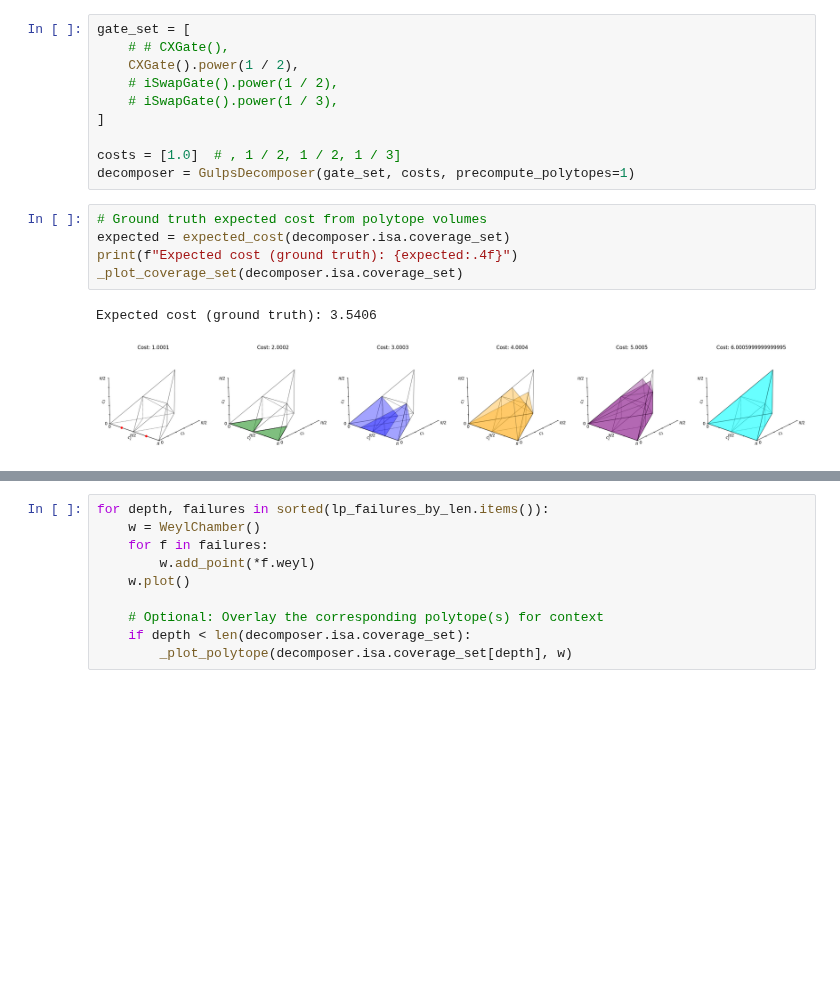
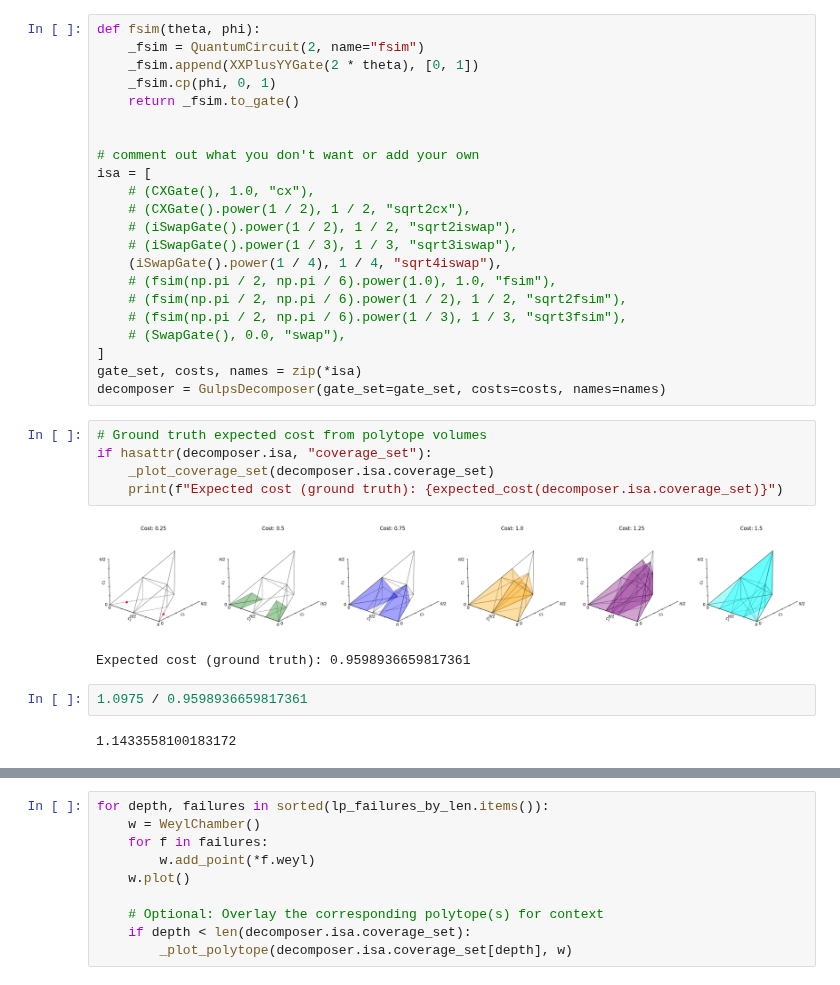
Before and after one commit to evmckinney9/gulps, a Jupyter notebook: src/notebooks/dev_hitrates.ipynb, the cells around one changed output, grey strips where cells are left out. Saved outputs shown, nothing was run; the diff lists cells and outputs as text; blank space fills up the shorter version.

```diff
--- a/src/notebooks/dev_hitrates.ipynb
+++ b/src/notebooks/dev_hitrates.ipynb
@@ -38,20 +36,36 @@ WARNING:2025-07-23 05:44:14,569:jax._src.xla_bridge:794: An NVIDIA GPU may be pr
 # %%
-gate_set = [
-    # # CXGate(),
-    CXGate().power(1 / 2),
-    # iSwapGate().power(1 / 2),
-    # iSwapGate().power(1 / 3),
+def fsim(theta, phi):
+    _fsim = QuantumCircuit(2, name="fsim")
+    _fsim.append(XXPlusYYGate(2 * theta), [0, 1])
+    _fsim.cp(phi, 0, 1)
+    return _fsim.to_gate()
+
+
+# comment out what you don't want or add your own
+isa = [
+    # (CXGate(), 1.0, "cx"),
+    # (CXGate().power(1 / 2), 1 / 2, "sqrt2cx"),
+    # (iSwapGate().power(1 / 2), 1 / 2, "sqrt2iswap"),
+    # (iSwapGate().power(1 / 3), 1 / 3, "sqrt3iswap"),
+    (iSwapGate().power(1 / 4), 1 / 4, "sqrt4iswap"),
+    # (fsim(np.pi / 2, np.pi / 6).power(1.0), 1.0, "fsim"),
+    # (fsim(np.pi / 2, np.pi / 6).power(1 / 2), 1 / 2, "sqrt2fsim"),
+    # (fsim(np.pi / 2, np.pi / 6).power(1 / 3), 1 / 3, "sqrt3fsim"),
+    # (SwapGate(), 0.0, "swap"),
 ]
-
-costs = [1.0]  # , 1 / 2, 1 / 2, 1 / 3]
-decomposer = GulpsDecomposer(gate_set, costs, precompute_polytopes=1)
+gate_set, costs, names = zip(*isa)
+decomposer = GulpsDecomposer(gate_set=gate_set, costs=costs, names=names)
 # %%
 # Ground truth expected cost from polytope volumes
-expected = expected_cost(decomposer.isa.coverage_set)
-print(f"Expected cost (ground truth): {expected:.4f}")
-_plot_coverage_set(decomposer.isa.coverage_set)
+if hasattr(decomposer.isa, "coverage_set"):
+    _plot_coverage_set(decomposer.isa.coverage_set)
+    print(f"Expected cost (ground truth): {expected_cost(decomposer.isa.coverage_set)}")
 # %% [output]
+[figure, new version]
-Expected cost (ground truth): 3.5406
+Expected cost (ground truth): 0.9598936659817361
-[figure, old version]
+# %%
+1.0975 / 0.9598936659817361
+# %% [output]
+1.1433558100183172
 # %%
 # Step 2: Polytope lookup hit rate
```
Also changed, not shown: parts of 4 cells of this notebook, 23 other files.
